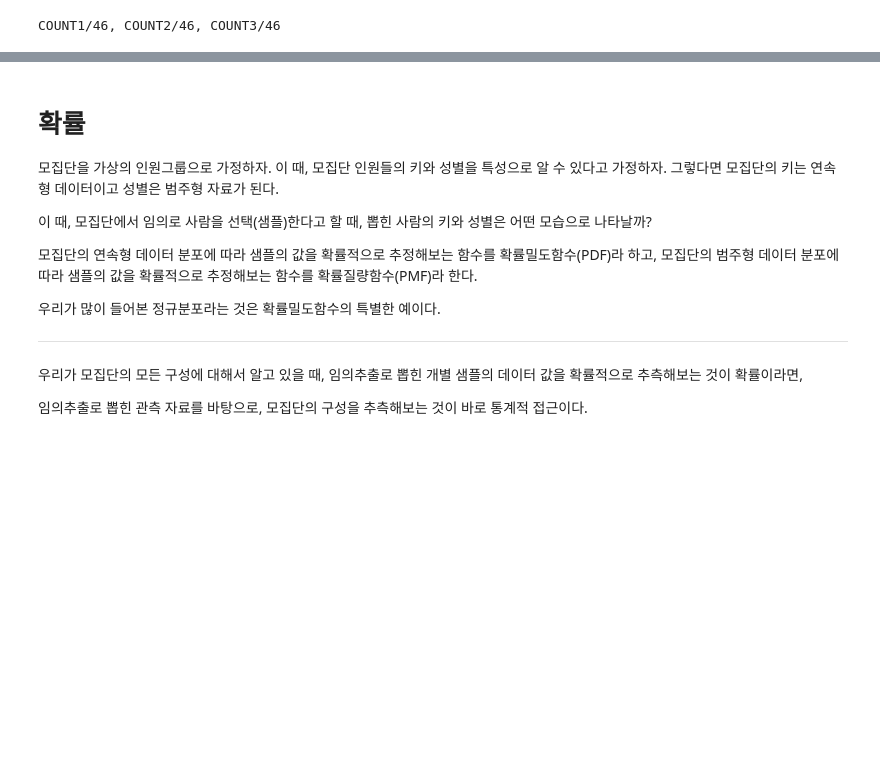
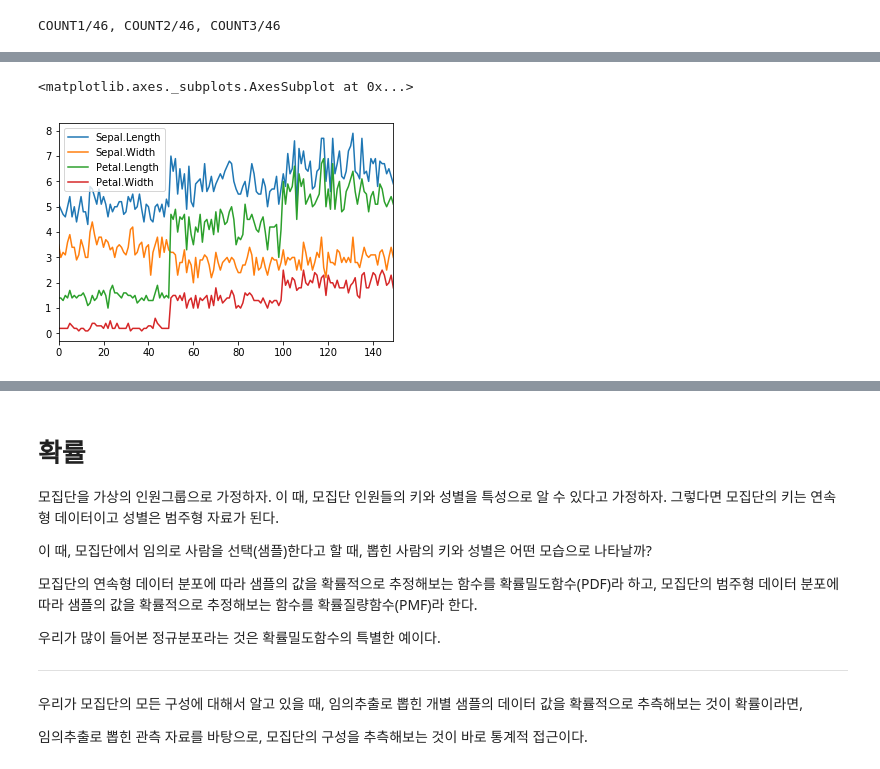
Before and after one commit to degru82/mlearn_visual, a Jupyter notebook: s01_stat/Probability and Statistics for Machine Learning.ipynb, the cells around one changed output, grey strips where cells are left out. Cells and saved outputs as stored; diff of their text form; code cells hidden in the pictures; blank space fills up the shorter version.

```diff
--- a/s01_stat/Probability and Statistics for Machine Learning.ipynb
+++ b/s01_stat/Probability and Statistics for Machine Learning.ipynb
@@ -163,0 +206,5 @@ COUNT1/46, COUNT2/46, COUNT3/46
+# %%
+data.plot()
+# %% [output]
+<matplotlib.axes._subplots.AxesSubplot at 0x...>
+[figure, added]
```
Also changed, not shown: parts of 20 cells of this notebook.
